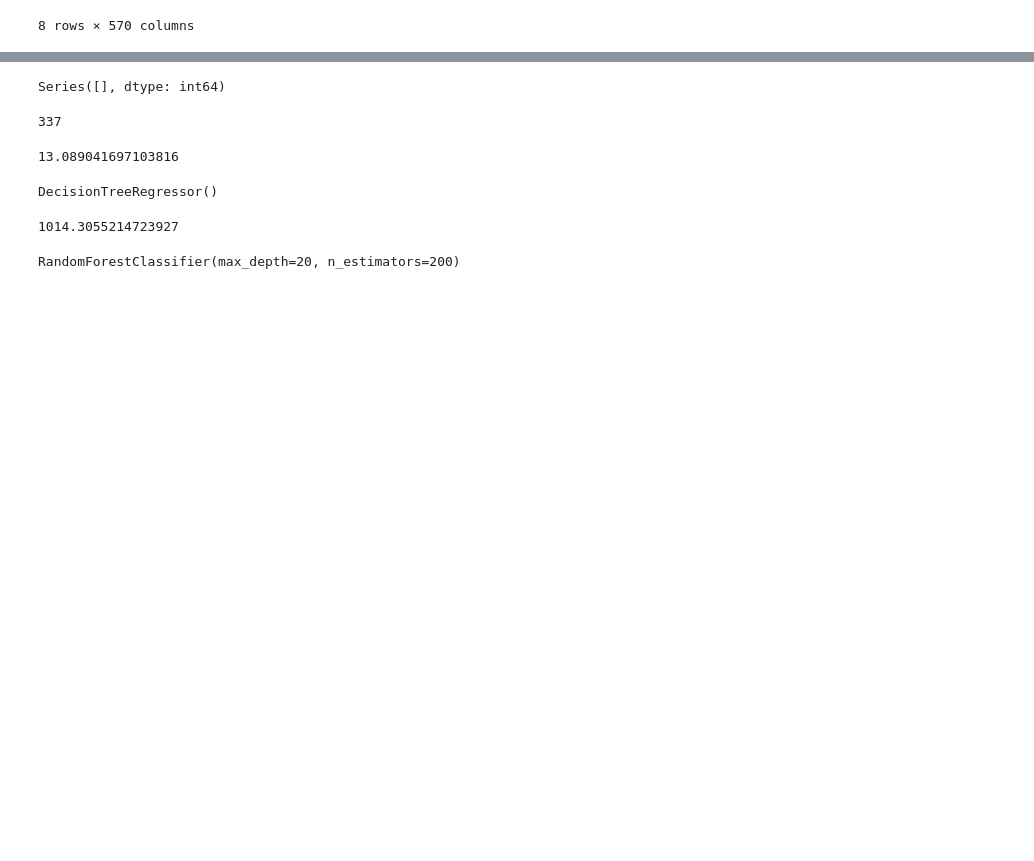
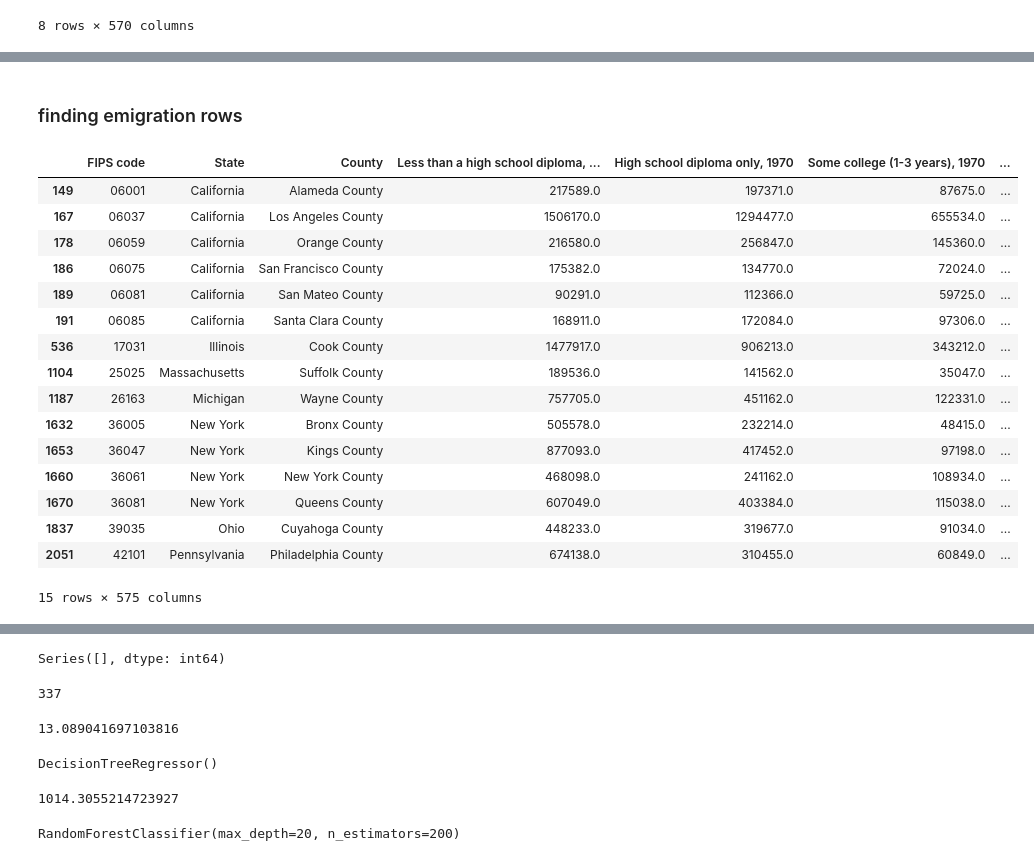
Before and after one commit to FIlipHand/USMigrations, a Jupyter notebook: research/dane.ipynb, the cells around one changed output, grey strips where cells are left out. Cells and saved outputs as stored; diff of their text form; code cells hidden in the pictures; blank space fills up the shorter version.

```diff
--- a/research/dane.ipynb
+++ b/research/dane.ipynb
@@ -197,0 +202,5 @@ df.describe()
+# %%
+df['FIPS code'] = df['FIPS code'].astype(str).apply(lambda x: '0'+x if len(x)==4 else x)
+df['change sum'] = df['NPOPCHG2020'] + df['NPOPCHG2021']	+ df['NPOPCHG2022']
+df['change_per_1000'] = (df['change sum'] / df['POPESTIMATE2020']) * 1000
+df['change_label'] = pd.cut(df['change_per_1000'], bins=[-float('inf'), -15, -5, 0, 5, 15, float('inf')], labels=['below -15', '-15 to -5', '-5 to 0', '0 to 5', '5 to 15', 'above 15'])
@@ -197,0 +227,3 @@ df.describe()
+# %%
+emigration=df.sort_values(by='change sum').head(15)[['FIPS code','State', 'County', 'change sum']]
+emigration
@@ -197,0 +247,23 @@ df.describe()
+# %% [markdown]
+### finding emigration rows
+# %%
+emigration_rows = df[df['FIPS code'].isin(emigration['FIPS code'])]
+emigration_rows
+# %% [output]
+|  | FIPS code | State | County | Less than a high school diploma, ... | High school diploma only, 1970 | Some college (1-3 years), 1970 | ... |
+| 149 | 06001 | California | Alameda County | 217589.0 | 197371.0 | 87675.0 | ... |
+| 167 | 06037 | California | Los Angeles County | 1506170.0 | 1294477.0 | 655534.0 | ... |
+| 178 | 06059 | California | Orange County | 216580.0 | 256847.0 | 145360.0 | ... |
+| 186 | 06075 | California | San Francisco County | 175382.0 | 134770.0 | 72024.0 | ... |
+| 189 | 06081 | California | San Mateo County | 90291.0 | 112366.0 | 59725.0 | ... |
+| 191 | 06085 | California | Santa Clara County | 168911.0 | 172084.0 | 97306.0 | ... |
+| 536 | 17031 | Illinois | Cook County | 1477917.0 | 906213.0 | 343212.0 | ... |
+| 1104 | 25025 | Massachusetts | Suffolk County | 189536.0 | 141562.0 | 35047.0 | ... |
+| 1187 | 26163 | Michigan | Wayne County | 757705.0 | 451162.0 | 122331.0 | ... |
+| 1632 | 36005 | New York | Bronx County | 505578.0 | 232214.0 | 48415.0 | ... |
+| 1653 | 36047 | New York | Kings County | 877093.0 | 417452.0 | 97198.0 | ... |
+| 1660 | 36061 | New York | New York County | 468098.0 | 241162.0 | 108934.0 | ... |
+| 1670 | 36081 | New York | Queens County | 607049.0 | 403384.0 | 115038.0 | ... |
+| 1837 | 39035 | Ohio | Cuyahoga County | 448233.0 | 319677.0 | 91034.0 | ... |
+| 2051 | 42101 | Pennsylvania | Philadelphia County | 674138.0 | 310455.0 | 60849.0 | ... |
+15 rows × 575 columns
```
Also changed, not shown: parts of 25 cells of this notebook.
